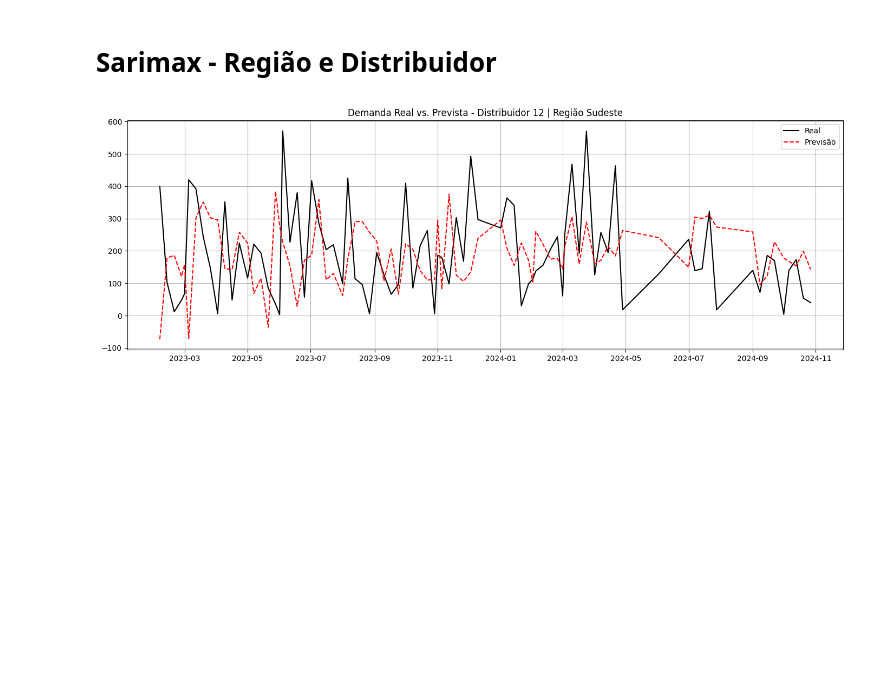
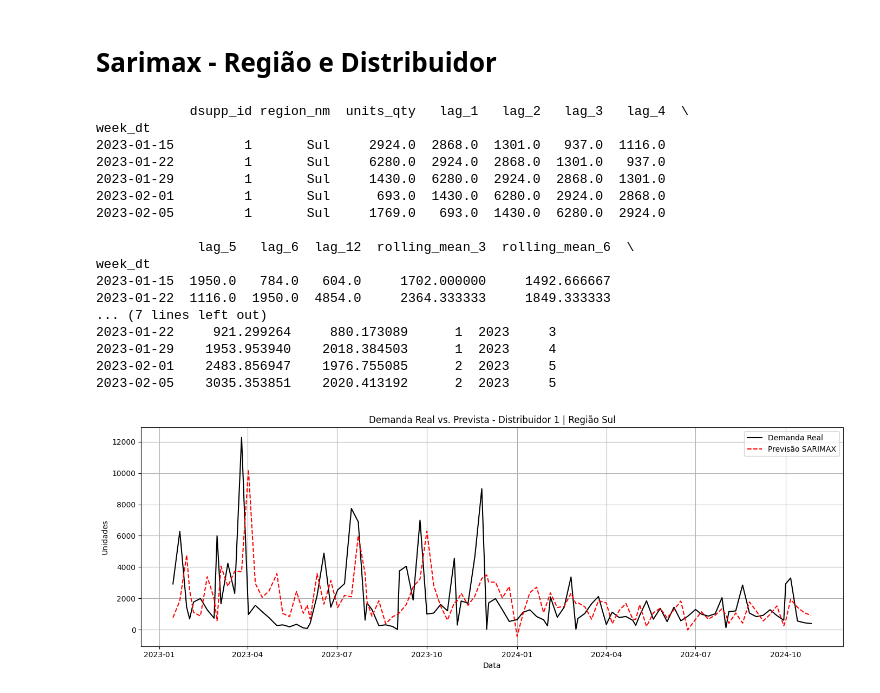
Before and after one commit to HenryJKS/kaggle-cases, a Jupyter notebook: IQVIA - Projeto Semanal de Demanda/Model - Sarimax.ipynb, the cells around one changed output. Drawn from its saved outputs; the diff is of its cells as text; code cells hidden in the pictures; blank space fills up the shorter version.

```diff
--- a/IQVIA - Projeto Semanal de Demanda/Model - Sarimax.ipynb
+++ b/IQVIA - Projeto Semanal de Demanda/Model - Sarimax.ipynb
@@ -53,18 +40,0 @@ df_total.describe()
-# %%
-for lag in [1, 2, 3, 4, 5, 6, 12]:
-    df_total[f'lag_{lag}'] = df_total['units_qty'].shift(lag)
-
-df_total['rolling_mean_3'] = df_total['units_qty'].shift(1).rolling(window=3).mean()
-df_total['rolling_mean_6'] = df_total['units_qty'].shift(1).rolling(window=6).mean()
-df_total['rolling_std_3'] = df_total['units_qty'].shift(1).rolling(window=3).std()
-df_total['rolling_std_6'] = df_total['units_qty'].shift(1).rolling(window=6).std()
-
-df_total.dropna(inplace=True)
-# %%
-y = df_total['units_qty']
-exog = df_total[['lag_1', 'lag_2', 'lag_3', 'lag_4', 'lag_5', 'lag_6', 'lag_12', 'rolling_mean_3', 'rolling_mean_6', 'rolling_std_3', 'rolling_std_6']]
-
-model = SARIMAX(y, exog=exog, order=(1,1,1), seasonal_order=(1,1,1,12))
-pred = model.fit()
-
-pred.summary()
@@ -161,6 +106,23 @@ def sarimax_group(dsupp_id, region_nm):
 
     return pred
 # %%
-model = sarimax_group(12, 'Sudeste')
+model = sarimax_group(1, 'Sul')
 # %% [output]
+            dsupp_id region_nm  units_qty   lag_1   lag_2   lag_3   lag_4  \
+week_dt
+2023-01-15         1       Sul     2924.0  2868.0  1301.0   937.0  1116.0
+2023-01-22         1       Sul     6280.0  2924.0  2868.0  1301.0   937.0
+2023-01-29         1       Sul     1430.0  6280.0  2924.0  2868.0  1301.0
+2023-02-01         1       Sul      693.0  1430.0  6280.0  2924.0  2868.0
+2023-02-05         1       Sul     1769.0   693.0  1430.0  6280.0  2924.0
+
+             lag_5   lag_6  lag_12  rolling_mean_3  rolling_mean_6  \
+week_dt
+2023-01-15  1950.0   784.0   604.0     1702.000000     1492.666667
+2023-01-22  1116.0  1950.0  4854.0     2364.333333     1849.333333
+... (7 lines left out)
+2023-01-22     921.299264     880.173089      1  2023     3
+2023-01-29    1953.953940    2018.384503      1  2023     4
+2023-02-01    2483.856947    1976.755085      2  2023     5
+2023-02-05    3035.353851    2020.413192      2  2023     5
-[figure, old version]
+[figure, new version]
```
Also changed, not shown: parts of 16 cells of this notebook, 1 other file.
